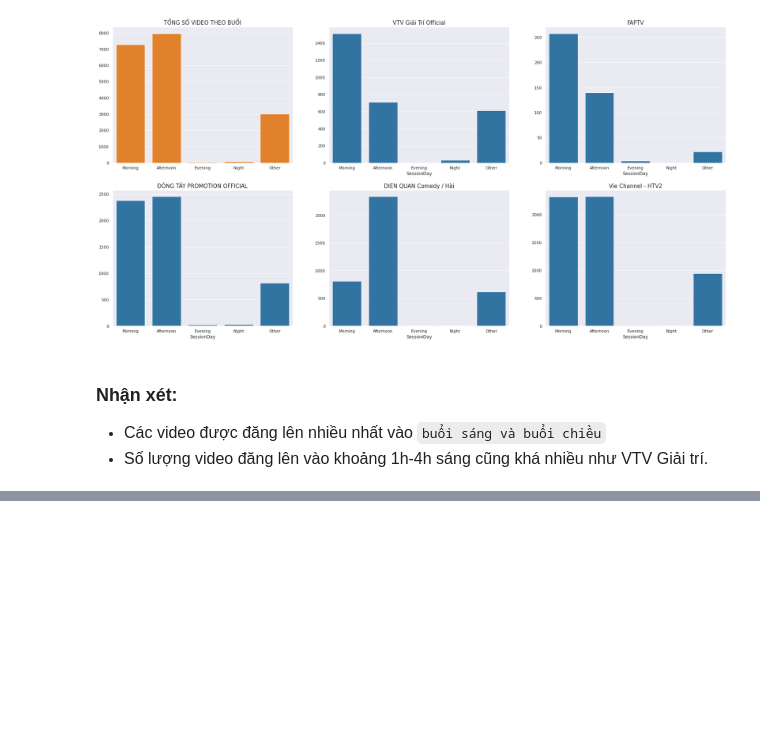
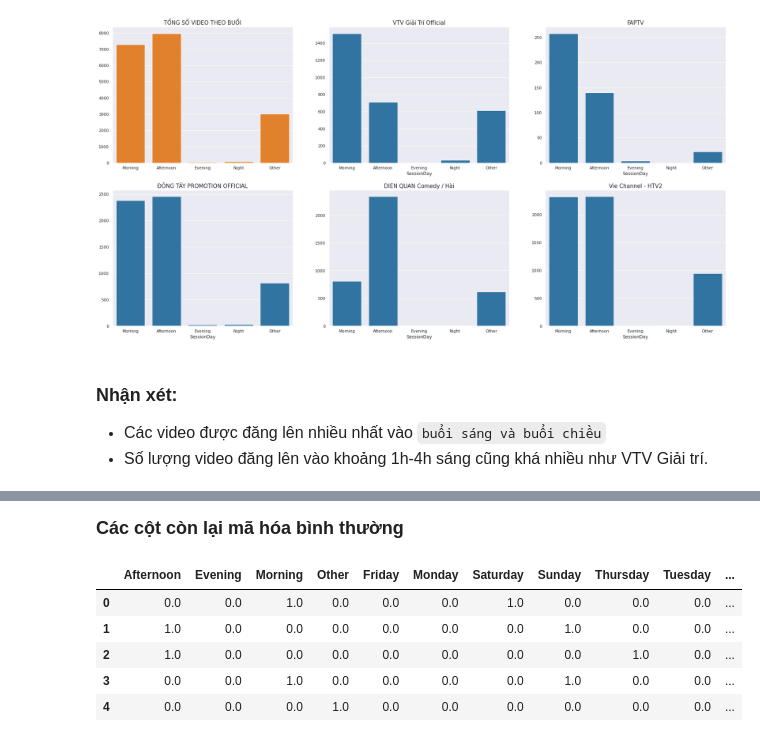
Before and after one commit to ShinNgao12/Analysis-Comedy-channels-in-youtube-, a Jupyter notebook: Explode data.ipynb, the cells around one changed output, grey strips where cells are left out. Cells and saved outputs as stored; diff of their text form; code cells hidden in the pictures; blank space fills up the shorter version.

```diff
--- a/Explode data.ipynb
+++ b/Explode data.ipynb
@@ -604,11 +579,0 @@ df.head(5)
-# %%
-# Đối cột còn lại thì dùng Label Encoder
-from sklearn.preprocessing import LabelEncoder
-columns = ['Channel', 'SessionDay', 'publishedDayName','Artists']
-models = {}
-label = LabelEncoder()
-for column in columns:
-    model = label.fit(df[column])
-    models[column] = model
-    df[column] = model.transform(df[column])
-df.head()
@@ -764,0 +604,3 @@ plt.show()
+# %%
+faptv_df = faptv_df.drop(columns = ['Channel','VideoId', 'Title', 'Description', 'Category',
+                                    'Duration', 'Dimension', 'Tags','publishedTime'])
@@ -764,0 +615,9 @@ plt.show()
+# %%
+artist = faptv_df.explode('Artists')
+columns_name = artist['Artists'].unique()
+
+model = OneHotEncoder(sparse=False)
+one_hot_artist = pd.DataFrame(model.fit_transform(artist[['Artists']]), index = artist.index, columns = model.categories_[0])
+
+one_hot_artist = one_hot_artist.groupby(one_hot_artist.index).sum()
+one_hot_artist.head()
@@ -764,0 +632,18 @@ plt.show()
+# %% [markdown]
+**<font size ='4'>Các cột còn lại mã hóa bình thường</font>**
+# %%
+columns = ['SessionDay', 'publishedDayName']
+one_hot_df = pd.DataFrame()
+for column in columns:
+    model = OneHotEncoder(sparse=False)
+    name_col =faptv_df[column].unique()
+    new_df = pd.DataFrame(model.fit_transform(faptv_df[[column]]),columns = model.categories_[0])
+    one_hot_df = pd.concat([one_hot_df,new_df], axis = 1)
+one_hot_df.head()
+# %% [output]
+|  | Afternoon | Evening | Morning | Other | Friday | Monday | Saturday | Sunday | Thursday | Tuesday | ... |
+| 0 | 0.0 | 0.0 | 1.0 | 0.0 | 0.0 | 0.0 | 1.0 | 0.0 | 0.0 | 0.0 | ... |
+| 1 | 1.0 | 0.0 | 0.0 | 0.0 | 0.0 | 0.0 | 0.0 | 1.0 | 0.0 | 0.0 | ... |
+| 2 | 1.0 | 0.0 | 0.0 | 0.0 | 0.0 | 0.0 | 0.0 | 0.0 | 1.0 | 0.0 | ... |
+| 3 | 0.0 | 0.0 | 1.0 | 0.0 | 0.0 | 0.0 | 0.0 | 1.0 | 0.0 | 0.0 | ... |
+| 4 | 0.0 | 0.0 | 0.0 | 1.0 | 0.0 | 0.0 | 0.0 | 0.0 | 0.0 | 0.0 | ... |
```
Also changed, not shown: parts of 65 cells of this notebook.
